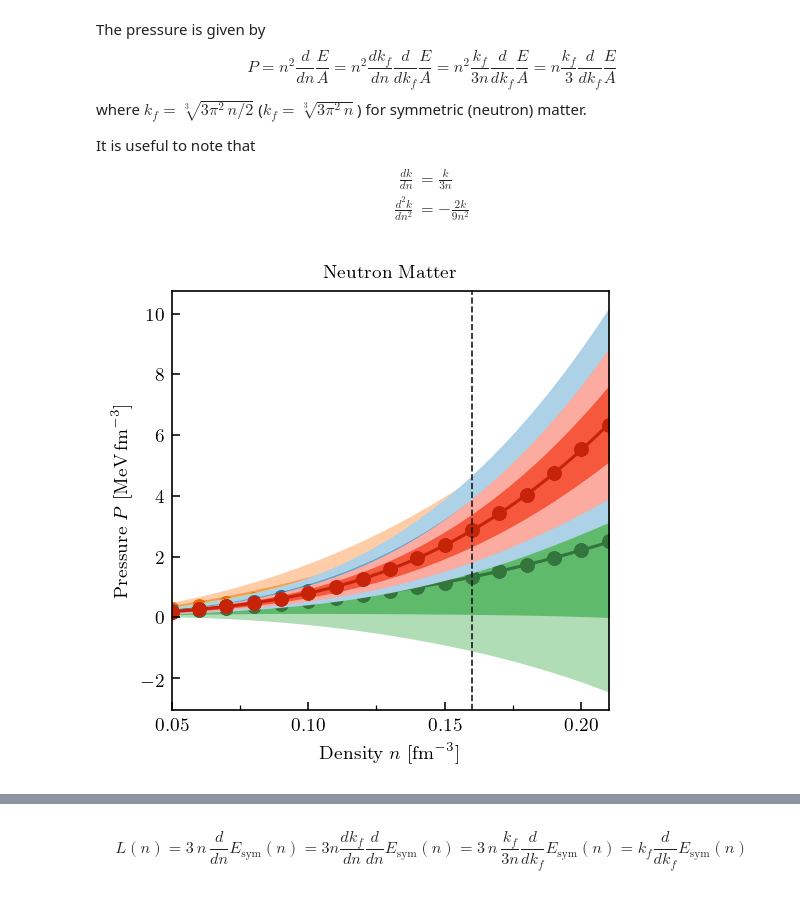
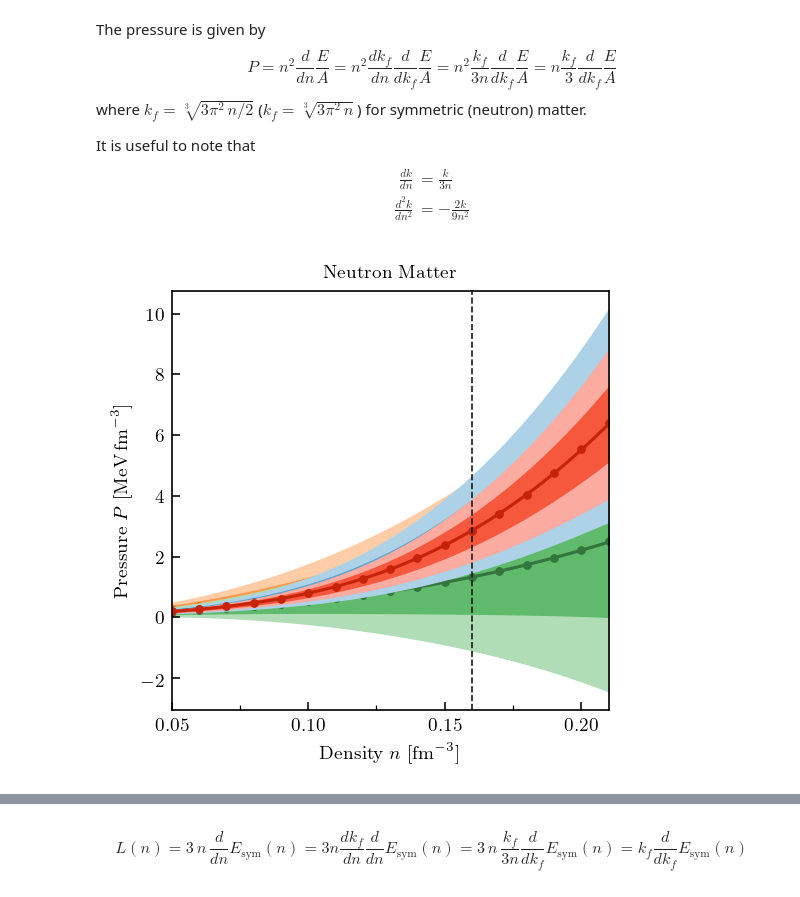
Before and after one commit to buqeye/nuclear-matter-convergence, a Jupyter notebook: analysis/derivatives-bands.ipynb, the cells around one changed output, grey strips where cells are left out. Saved outputs shown, nothing was run; the diff lists cells and outputs as text; code cells hidden in the pictures.

```diff
--- a/analysis/derivatives-bands.ipynb
+++ b/analysis/derivatives-bands.ipynb
@@ -444,5 +475,8 @@ from nuclear_matter.derivatives import ObservableContainer
+# %%
+err_y_n = err_y_s = err_y_d = 1e-2
 # %%
 setup_time_start = time.time()
+verbose = True
 
 print('Setting up neutron matter...', flush=True)
 obs_neutron = ObservableContainer(
@@ -455,8 +489,9 @@ obs_neutron = ObservableContainer(
     std=0.745,
     ls=0.783,
     breakdown=breakdown,
-    err_y=1e-2,
+    err_y=err_y_n,
     derivs=[0, 1, 2],
+    verbose=verbose,
 )
 
 print('Setting up nuclear matter...', flush=True)
@@ -470,8 +505,9 @@ obs_nuclear = ObservableContainer(
     std=2.43,
     ls=0.404,
     breakdown=breakdown,
-    err_y=1e-2,
+    err_y=err_y_s,
     derivs=[0, 1, 2],
+    verbose=verbose,
 )
 
 print('Setting up symmetry energy...', flush=True)
@@ -485,8 +521,9 @@ obs_sym_energy = ObservableContainer(
     std=0.7968,
     ls=0.371,
     breakdown=breakdown,
-    err_y=1e-2,
+    err_y=err_y_d,
     derivs=[0, 1, 2],
+    verbose=verbose,
 )
 
 print('Setup time:', time.time() - setup_time_start)
@@ -702,7 +751,7 @@ def plot_with_and_without_truncation(
 
 def plot_obs_vs_density(
     density, y, std, density_data=None, y_data=None, add_nsat=True, ax=None,
-    zorder=None, c='k', markersize=None, **kwargs
+    zorder=None, c='k', markersize=3, **kwargs
 ):
     if ax is None:
         fig, ax = plt.subplots(1, 2, sharey=True, sharex=True, figsize=(7, 3))
@@ -750,7 +799,8 @@ for i, n in enumerate(orders):
         obs_nuclear.get_std(order=n, deriv=0, include_trunc=False),
         obs_nuclear.get_std(order=n, deriv=0, include_trunc=True),
         density_data=density,
-        y_data=y_s_2_plus_3bf[:, i],
+#         y_data=y_s_2_plus_3bf[:, i],
+        y_data=obs_nuclear.poly_interp(order=n, deriv=0),
         axes=axes,
         color_68=colors[i],
         color_95=light_colors[i],
@@ -877,36 +929,43 @@ for i, n in enumerate(orders):
         obs_neutron.kf_interp,
         dE_cov=obs_neutron.get_cov(order=n, deriv1=1, deriv2=1)
     )
     pressure_n_std = np.sqrt(np.diag(pressure_n_cov))
 
     # Try both derivatives:
-#     pressure_finite_diff_n = compute_pressure(
+#     pressure_alt_diff_n = compute_pressure(
 #         obs_neutron.density,
 #         obs_neutron.kf,
 #         dE=obs_neutron.finite_difference(order=n, deriv=1, wrt_kf=True)
 #     )
-    pressure_finite_diff_n = compute_pressure(
+#     pressure_alt_diff_n = compute_pressure(
+#         obs_neutron.density,
+#         obs_neutron.kf,
+#         dE=obs_neutron.finite_difference(order=n, deriv=1, wrt_kf=False),
+#         wrt_kf=False
+#     )
+
+    pressure_alt_diff_n = compute_pressure(
         obs_neutron.density,
         obs_neutron.kf,
-        dE=obs_neutron.finite_difference(order=n, deriv=1, wrt_kf=False),
+        dE=obs_neutron.poly_interp(order=n, deriv=1, wrt_kf=False),
         wrt_kf=False
     )
 
     plot_obs_vs_density(
         density_all,
         pressure_n,
         pressure_n_std,
         ax=ax,
         color_68=colors[i],
         color_95=light_colors[i],
         c=dark_colors[i],
         add_nsat=i==0,
         zorder=i/10,
         density_data=obs_neutron.density,
-        y_data=pressure_finite_diff_n,
+        y_data=pressure_alt_diff_n,
     )
 ax.set_title('Neutron Matter')
 ax.set_ylabel('Pressure $P$ [MeV\,fm$^{-3}$]');
 # %% [output]
-[figure, old version]
+[figure, new version]
 # %%
```
Also changed, not shown: parts of 18 cells of this notebook.
